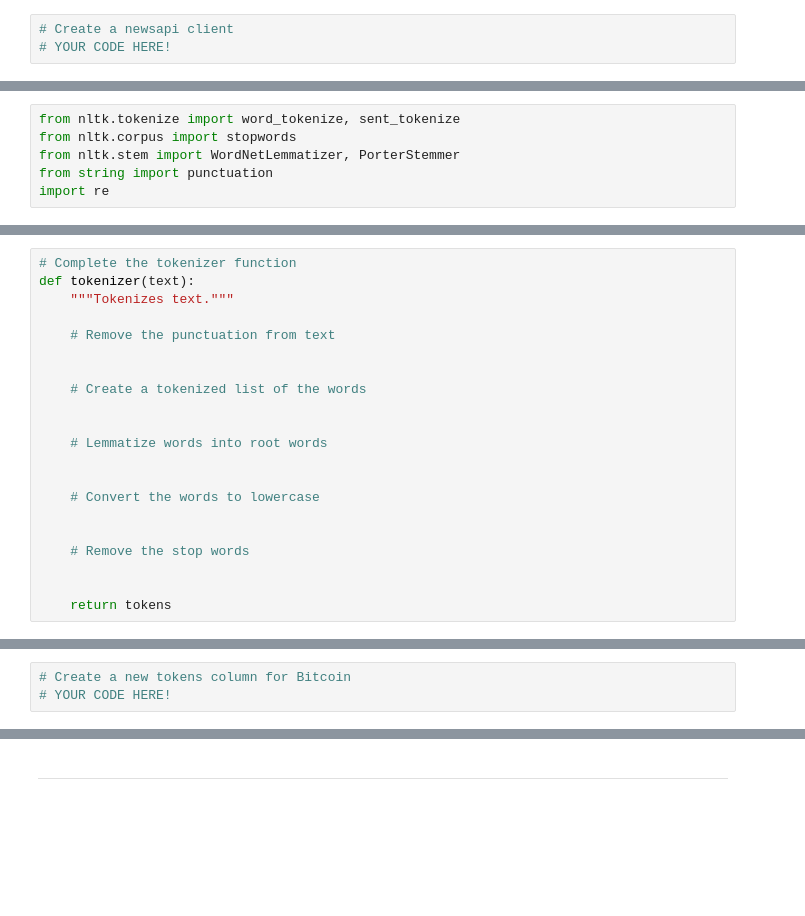
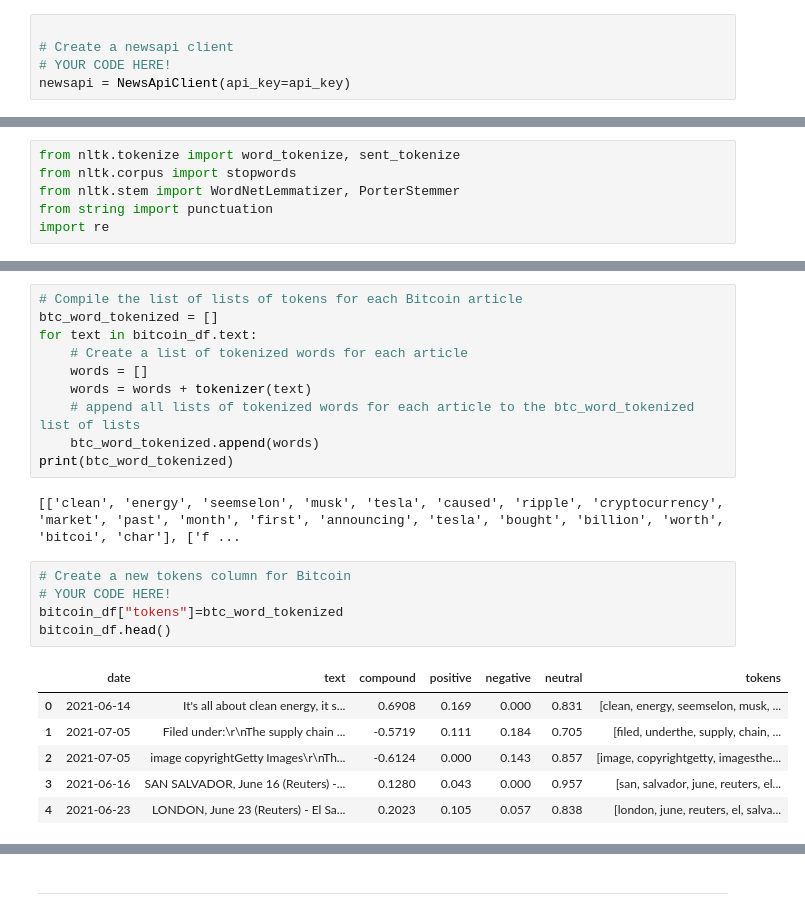
Before and after one commit to jyoung30/NLP, a Jupyter notebook: Starter_Code/crypto_sentiment.ipynb, the cells around one changed output, grey strips where cells are left out. Saved outputs shown, nothing was run; the diff lists cells and outputs as text; blank space fills up the shorter version.

```diff
--- a/Starter_Code/crypto_sentiment.ipynb
+++ b/Starter_Code/crypto_sentiment.ipynb
@@ -32,3 +37,5 @@ analyzer = SentimentIntensityAnalyzer()
 # %%
+
 # Create a newsapi client
 # YOUR CODE HERE!
+newsapi = NewsApiClient(api_key=api_key)
@@ -93,21 +222,0 @@ import re
-# %%
-# Complete the tokenizer function
-def tokenizer(text):
-    """Tokenizes text."""
-
-    # Remove the punctuation from text
-
-
-    # Create a tokenized list of the words
-
-
-    # Lemmatize words into root words
-
-
-    # Convert the words to lowercase
-
-
-    # Remove the stop words
-
-
-    return tokens
@@ -114,3 +233,24 @@ def tokenizer(text):
+# %%
+# Compile the list of lists of tokens for each Bitcoin article
+btc_word_tokenized = []
+for text in bitcoin_df.text:
+    # Create a list of tokenized words for each article
+    words = []
+    words = words + tokenizer(text)
+    # append all lists of tokenized words for each article to the btc_word_tokenized list of lists
+    btc_word_tokenized.append(words)
+print(btc_word_tokenized)
+# %% [output]
+[['clean', 'energy', 'seemselon', 'musk', 'tesla', 'caused', 'ripple', 'cryptocurrency', 'market', 'past', 'month', 'first', 'announcing', 'tesla', 'bought', 'billion', 'worth', 'bitcoi', 'char'], ['f ...
 # %%
 # Create a new tokens column for Bitcoin
 # YOUR CODE HERE!
+bitcoin_df["tokens"]=btc_word_tokenized
+bitcoin_df.head()
+# %% [output]
+|  | date | text | compound | positive | negative | neutral | tokens |
+| 0 | 2021-06-14 | It's all about clean energy, it s... | 0.6908 | 0.169 | 0.000 | 0.831 | [clean, energy, seemselon, musk, ... |
+| 1 | 2021-07-05 | Filed under:\r\nThe supply chain ... | -0.5719 | 0.111 | 0.184 | 0.705 | [filed, underthe, supply, chain, ... |
+| 2 | 2021-07-05 | image copyrightGetty Images\r\nTh... | -0.6124 | 0.000 | 0.143 | 0.857 | [image, copyrightgetty, imagesthe... |
+| 3 | 2021-06-16 | SAN SALVADOR, June 16 (Reuters) -... | 0.1280 | 0.043 | 0.000 | 0.957 | [san, salvador, june, reuters, el... |
+| 4 | 2021-06-23 | LONDON, June 23 (Reuters) - El Sa... | 0.2023 | 0.105 | 0.057 | 0.838 | [london, june, reuters, el, salva... |
```
Also changed, not shown: parts of 43 cells of this notebook, 1 other file.
